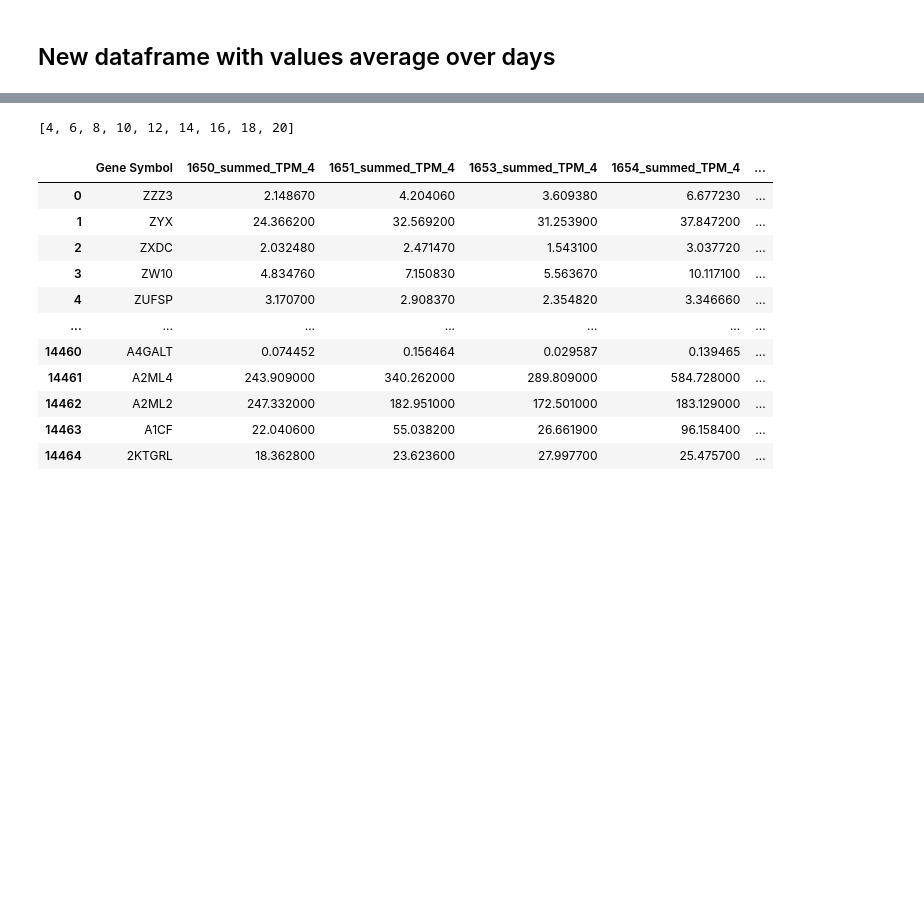
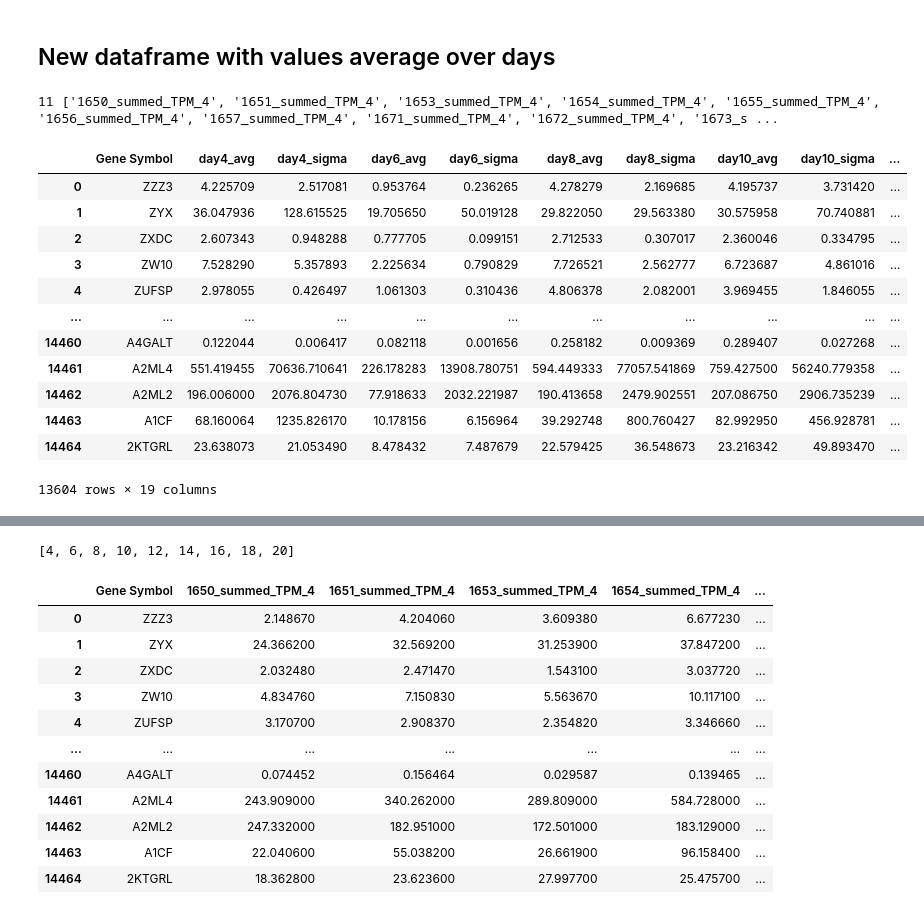
Before and after one commit to NSF-DARSE/YolktoFeed, a Jupyter notebook: JupyterNotebook/liverHEDI.ipynb, the cells around one changed output, grey strips where cells are left out. Drawn from its saved outputs; the diff is of its cells as text; code cells hidden in the pictures; blank space fills up the shorter version.

```diff
--- a/JupyterNotebook/liverHEDI.ipynb
+++ b/JupyterNotebook/liverHEDI.ipynb
@@ -115,0 +114,35 @@ df_days = df
+# %%
+# First make a dictionary with col name corresponding to days
+groups = {}
+for col in df.columns[3:]:
+  day = col.split("_")[-1]
+  # If day not in dict, intializes, otherwise append col to that list
+  groups.setdefault(day, []).append(col)
+print(len(groups["4"]), groups["4"])
+
+df_days = pd.DataFrame()
+# %% [output]
+11 ['1650_summed_TPM_4', '1651_summed_TPM_4', '1653_summed_TPM_4', '1654_summed_TPM_4', '1655_summed_TPM_4', '1656_summed_TPM_4', '1657_summed_TPM_4', '1671_summed_TPM_4', '1672_summed_TPM_4', '1673_s ...
+# %%
+# Add gene symbols as first column
+df_days = pd.DataFrame({df.columns[0]: df.iloc[:,0]})
+
+# Find the mean and variance for days
+for day, cols in groups.items():
+  df_days[f"day{day}_avg"] = df[cols].mean(axis=1)
+  df_days[f"day{day}_sigma"] = df[cols].var(axis=1)
+df_days
+# %% [output]
+|  | Gene Symbol | day4_avg | day4_sigma | day6_avg | day6_sigma | day8_avg | day8_sigma | day10_avg | day10_sigma | ... |
+| 0 | ZZZ3 | 4.225709 | 2.517081 | 0.953764 | 0.236265 | 4.278279 | 2.169685 | 4.195737 | 3.731420 | ... |
+| 1 | ZYX | 36.047936 | 128.615525 | 19.705650 | 50.019128 | 29.822050 | 29.563380 | 30.575958 | 70.740881 | ... |
+| 2 | ZXDC | 2.607343 | 0.948288 | 0.777705 | 0.099151 | 2.712533 | 0.307017 | 2.360046 | 0.334795 | ... |
+| 3 | ZW10 | 7.528290 | 5.357893 | 2.225634 | 0.790829 | 7.726521 | 2.562777 | 6.723687 | 4.861016 | ... |
+| 4 | ZUFSP | 2.978055 | 0.426497 | 1.061303 | 0.310436 | 4.806378 | 2.082001 | 3.969455 | 1.846055 | ... |
+| ... | ... | ... | ... | ... | ... | ... | ... | ... | ... | ... |
+| 14460 | A4GALT | 0.122044 | 0.006417 | 0.082118 | 0.001656 | 0.258182 | 0.009369 | 0.289407 | 0.027268 | ... |
+| 14461 | A2ML4 | 551.419455 | 70636.710641 | 226.178283 | 13908.780751 | 594.449333 | 77057.541869 | 759.427500 | 56240.779358 | ... |
+| 14462 | A2ML2 | 196.006000 | 2076.804730 | 77.918633 | 2032.221987 | 190.413658 | 2479.902551 | 207.086750 | 2906.735239 | ... |
+| 14463 | A1CF | 68.160064 | 1235.826170 | 10.178156 | 6.156964 | 39.292748 | 800.760427 | 82.992950 | 456.928781 | ... |
+| 14464 | 2KTGRL | 23.638073 | 21.053490 | 8.478432 | 7.487679 | 22.579425 | 36.548673 | 23.216342 | 49.893470 | ... |
+13604 rows × 19 columns
```
Also changed, not shown: parts of 5 cells of this notebook.
